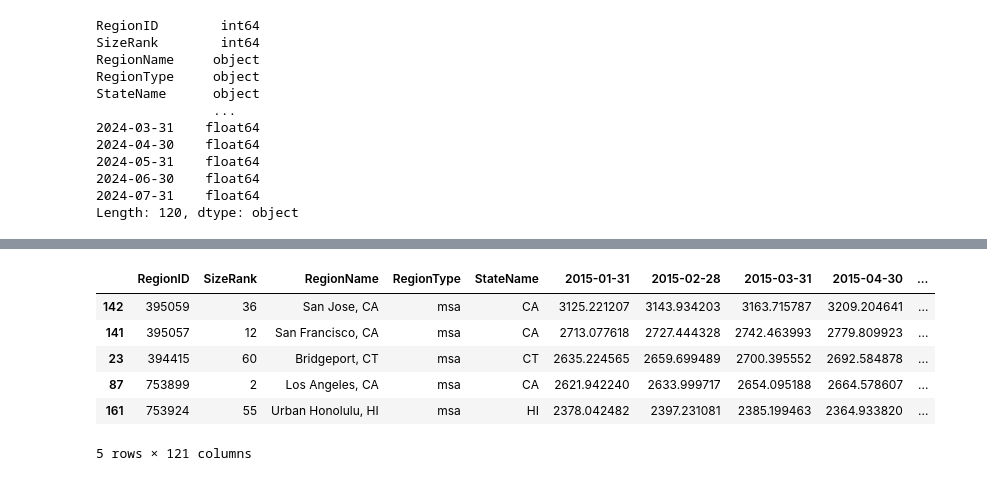
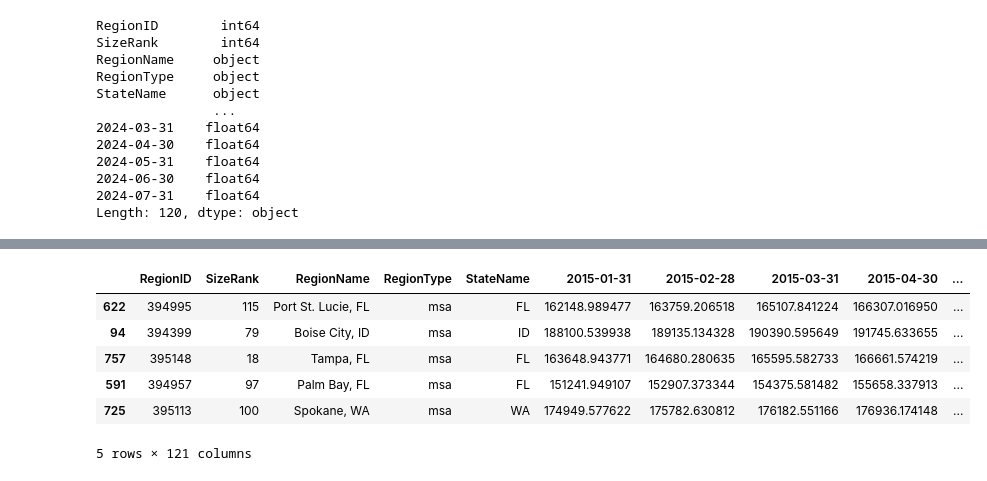
Before and after one commit to elgnol/RealEstate_Project_3, a Jupyter notebook: Analysis/Data_analysis_tatyana.ipynb, the cells around one changed output, grey strips where cells are left out. Saved outputs shown, nothing was run; the diff lists cells and outputs as text; code cells hidden in the pictures.

```diff
--- a/Analysis/Data_analysis_tatyana.ipynb
+++ b/Analysis/Data_analysis_tatyana.ipynb
@@ -228,6 +204,6 @@ for index, row in rental_df.iterrows():
     rental_change = (row['2024-07-31'] - row['2015-01-31']) / row['2015-01-31']
     rental_percent_change.append(rental_change)
 # %%
-filtered_home_sorted["PercentChange"] = percent_change
+filtered_home_df["PercentChange"] = percent_change
 # %%
-filtered_home_sorted.head()
+filtered_home_df = filtered_home_df.sort_values(by = 'PercentChange', ascending = False)
@@ -244 +210,11 @@ rental_df_sorted = rental_df.sort_values(by = '2015-01-31', ascending = False)
+# %%
+filtered_home_df.head()
+# %% [output]
+|  | RegionID | SizeRank | RegionName | RegionType | StateName | 2015-01-31 | 2015-02-28 | 2015-03-31 | 2015-04-30 | ... |
+| 622 | 394995 | 115 | Port St. Lucie, FL | msa | FL | 162148.989477 | 163759.206518 | 165107.841224 | 166307.016950 | ... |
+| 94 | 394399 | 79 | Boise City, ID | msa | ID | 188100.539938 | 189135.134328 | 190390.595649 | 191745.633655 | ... |
+| 757 | 395148 | 18 | Tampa, FL | msa | FL | 163648.943771 | 164680.280635 | 165595.582733 | 166661.574219 | ... |
+| 591 | 394957 | 97 | Palm Bay, FL | msa | FL | 151241.949107 | 152907.373344 | 154375.581482 | 155658.337913 | ... |
+| 725 | 395113 | 100 | Spokane, WA | msa | WA | 174949.577622 | 175782.630812 | 176182.551166 | 176936.174148 | ... |
+5 rows × 121 columns
 # %%
@@ -246,11 +222 @@ rental_df_sorted["PercentChange"] = rental_percent_change
-# %%
-rental_df_sorted.head()
-# %% [output]
-|  | RegionID | SizeRank | RegionName | RegionType | StateName | 2015-01-31 | 2015-02-28 | 2015-03-31 | 2015-04-30 | ... |
-| 142 | 395059 | 36 | San Jose, CA | msa | CA | 3125.221207 | 3143.934203 | 3163.715787 | 3209.204641 | ... |
-| 141 | 395057 | 12 | San Francisco, CA | msa | CA | 2713.077618 | 2727.444328 | 2742.463993 | 2779.809923 | ... |
-| 23 | 394415 | 60 | Bridgeport, CT | msa | CT | 2635.224565 | 2659.699489 | 2700.395552 | 2692.584878 | ... |
-| 87 | 753899 | 2 | Los Angeles, CA | msa | CA | 2621.942240 | 2633.999717 | 2654.095188 | 2664.578607 | ... |
-| 161 | 753924 | 55 | Urban Honolulu, HI | msa | HI | 2378.042482 | 2397.231081 | 2385.199463 | 2364.933820 | ... |
-5 rows × 121 columns
 # %%
```
Also changed, not shown: parts of 10 cells of this notebook, 2 other files.
